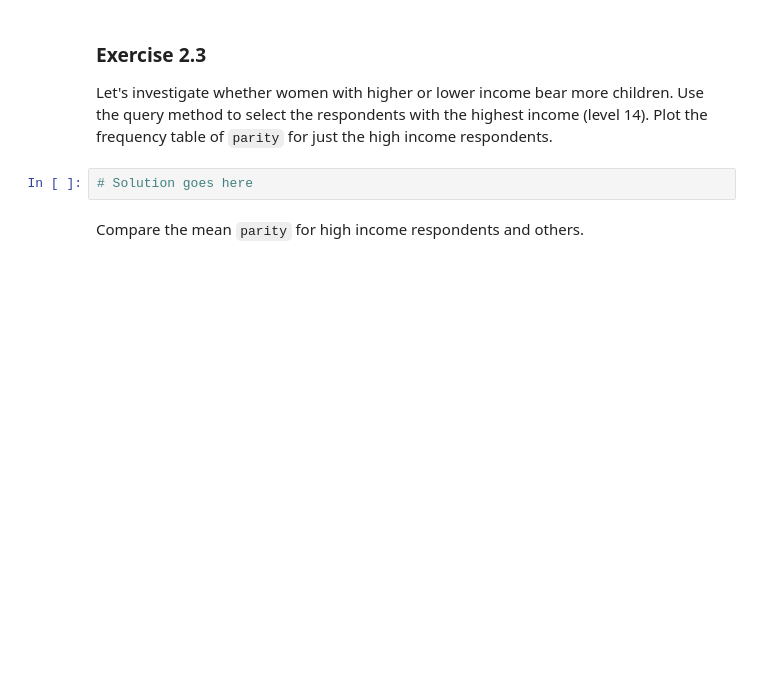
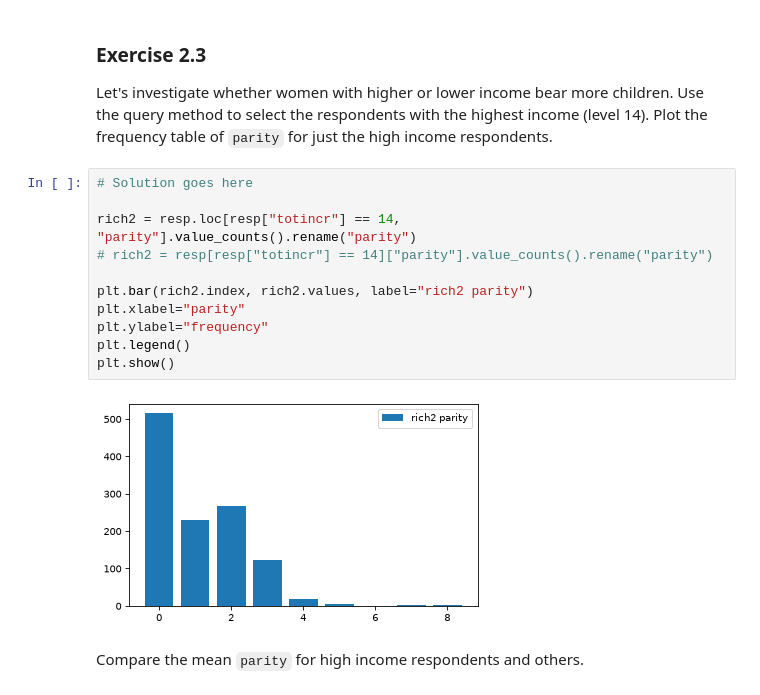
Before and after one commit to valentinissimo/ThinkStats, a Jupyter notebook: my_nb/chap02.ipynb, the cells around one changed output. Drawn from its saved outputs; the diff is of its cells as text; blank space fills up the shorter version.

```diff
--- a/my_nb/chap02.ipynb
+++ b/my_nb/chap02.ipynb
@@ -808,6 +854,17 @@ Use the query method to select the respondents with the highest income (level 14
 Plot the frequency table of `parity` for just the high income respondents.
 # %%
 # Solution goes here
+
+rich2 = resp.loc[resp["totincr"] == 14, "parity"].value_counts().rename("parity")
+# rich2 = resp[resp["totincr"] == 14]["parity"].value_counts().rename("parity")
+
+plt.bar(rich2.index, rich2.values, label="rich2 parity")
+plt.xlabel="parity"
+plt.ylabel="frequency"
+plt.legend()
+plt.show()
+# %% [output]
+[figure, added]
 # %% [markdown]
 Compare the mean `parity` for high income respondents and others.
 # %%
```
Also changed, not shown: parts of 7 cells of this notebook.
